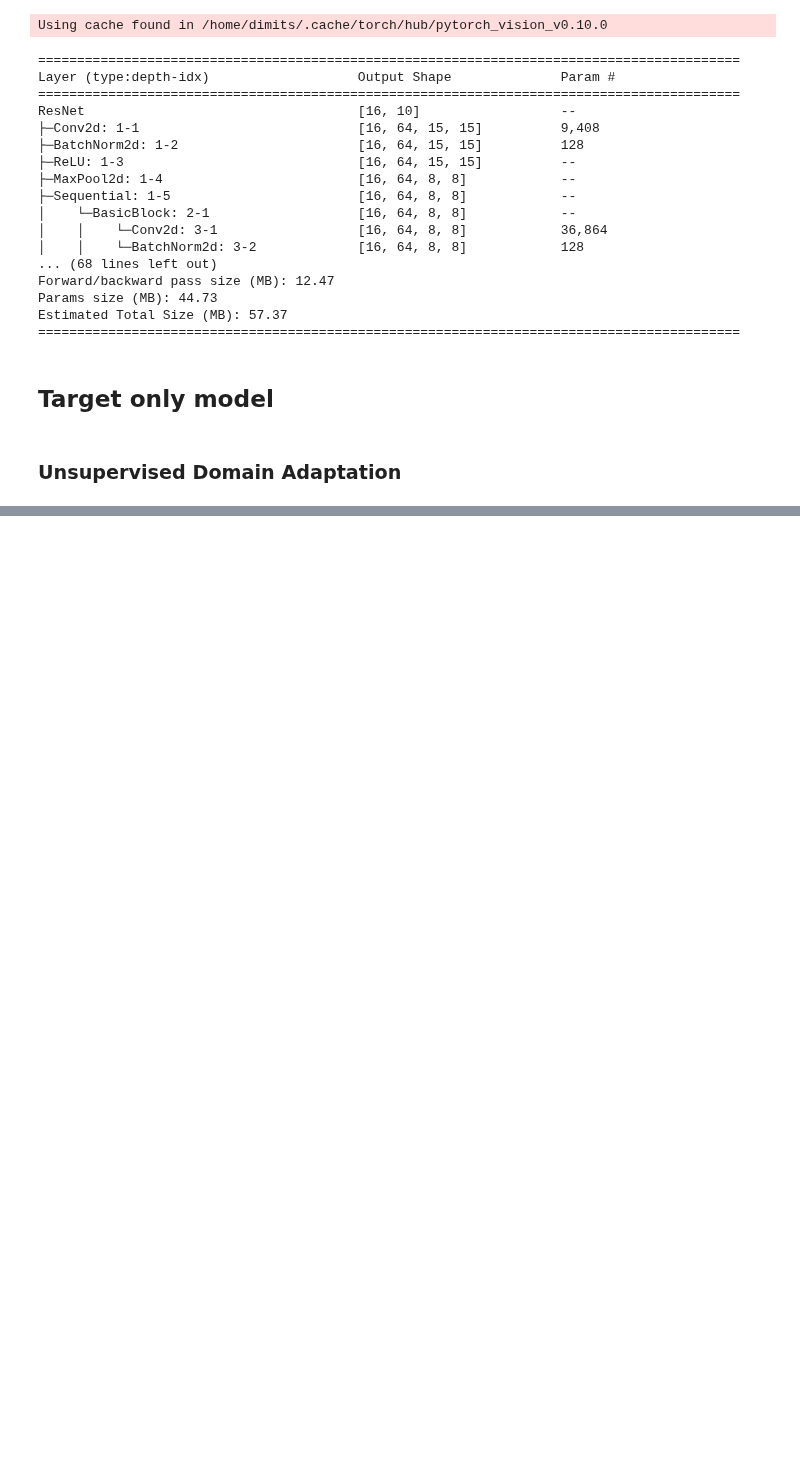
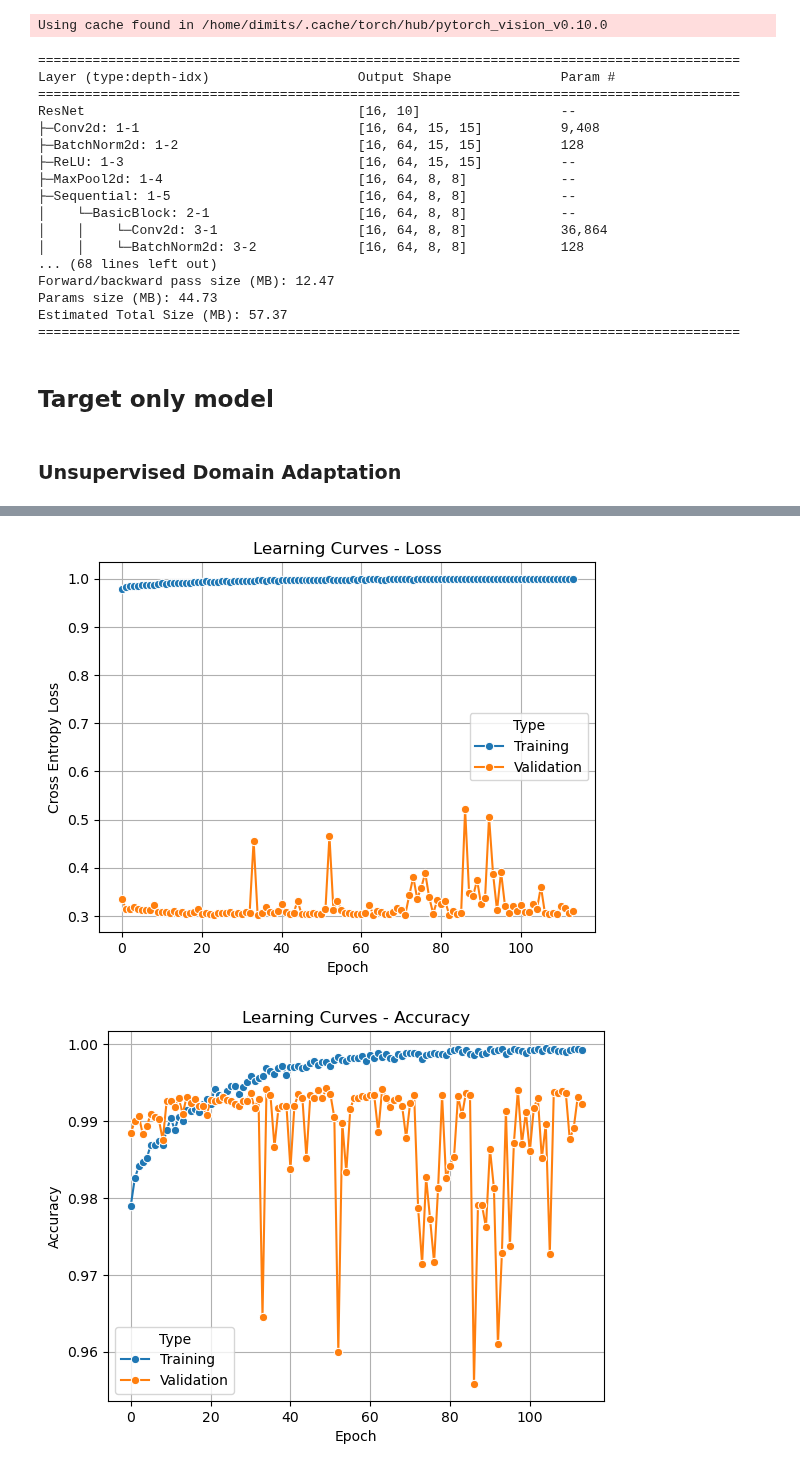
Before and after one commit to dimits-ts/deep_vision_domain_adaptation, a Jupyter notebook: domain_adaptation.ipynb, the cells around one changed output, grey strips where cells are left out. Drawn from its saved outputs; the diff is of its cells as text; code cells hidden in the pictures; blank space fills up the shorter version.

Commit message:
Add supervised 10%

```diff
--- a/domain_adaptation.ipynb
+++ b/domain_adaptation.ipynb
@@ -501,7 +501,7 @@ AD_TRAIN_UNSUPERVISED_MODEL = True
 AD_FINETUNE_SEMI_SUPERVISED_MODEL_20 = False
 AD_TRAIN_SEMI_SUPERVISED_MODEL_20 = False
 AD_FINETUNE_SEMI_SUPERVISED_MODEL_10 = False
-AD_TRAIN_SEMI_SUPERVISED_MODEL_10 = False
+AD_TRAIN_SEMI_SUPERVISED_MODEL_10 = True
 # %% [markdown]
 ### Dataset preprocessing
 # %%
@@ -781,0 +755,31 @@ weighted avg       0.60      0.38      0.36     10063
+# %%
+model = tasks.utils.get_model(
+    device=device, replace_fc_layer=True, num_classes=len(encodings)
+)
+
+if AD_FINETUNE_SEMI_SUPERVISED_MODEL_10:
+    model = tasks.utils.try_load_weights(
+        model, os.path.join(AD_SEMI_SUPERVISED_FINETUNED_MODEL_DIR_10, "model.pt")
+    )
+    optimizer_ft = optim.AdamW(model.parameters(), weight_decay=WEIGHT_DECAY)
+
+    history = tasks.utils.try_load_history(os.path.join(AD_SEMI_SUPERVISED_FINETUNED_MODEL_DIR_10, "history.pickle"))
+    model, history = lib.torch_train_eval.train_model(
+        model=model,
+        criterion=criterion,
+        optimizer=optimizer_ft,
+        scheduler=exp_lr_scheduler,
+        device=device,
+        train_dataloader=tasks.preprocessing.create_padded_dataloader(
+            ad_labeled_dataset_10, shuffle=True, batch_size=BATCH_SIZE
+        ),
+        val_dataloader=ad_source_val_loader,
+        output_dir=AD_SEMI_SUPERVISED_FINETUNED_MODEL_DIR_10,
+        num_epochs=25,
+        patience=5,
+        warmup_period=1,
+        previous_history=history,
+    )
+else:
+    history = tasks.utils.try_load_history(os.path.join(AD_SEMI_SUPERVISED_FINETUNED_MODEL_DIR_10, "history.pickle"))
+    model = tasks.utils.try_load_weights(model, os.path.join(AD_SEMI_SUPERVISED_FINETUNED_MODEL_DIR_10, "model.pt"))
@@ -781,0 +845,6 @@ weighted avg       0.60      0.38      0.36     10063
+# %%
+tasks.results.learning_curves_loss(source_history)
+tasks.results.learning_curves_accuracy(source_history)
+# %% [output]
+[figure, added]
+[figure, added]
```
Also changed, not shown: parts of 14 cells of this notebook, 6 other files.
